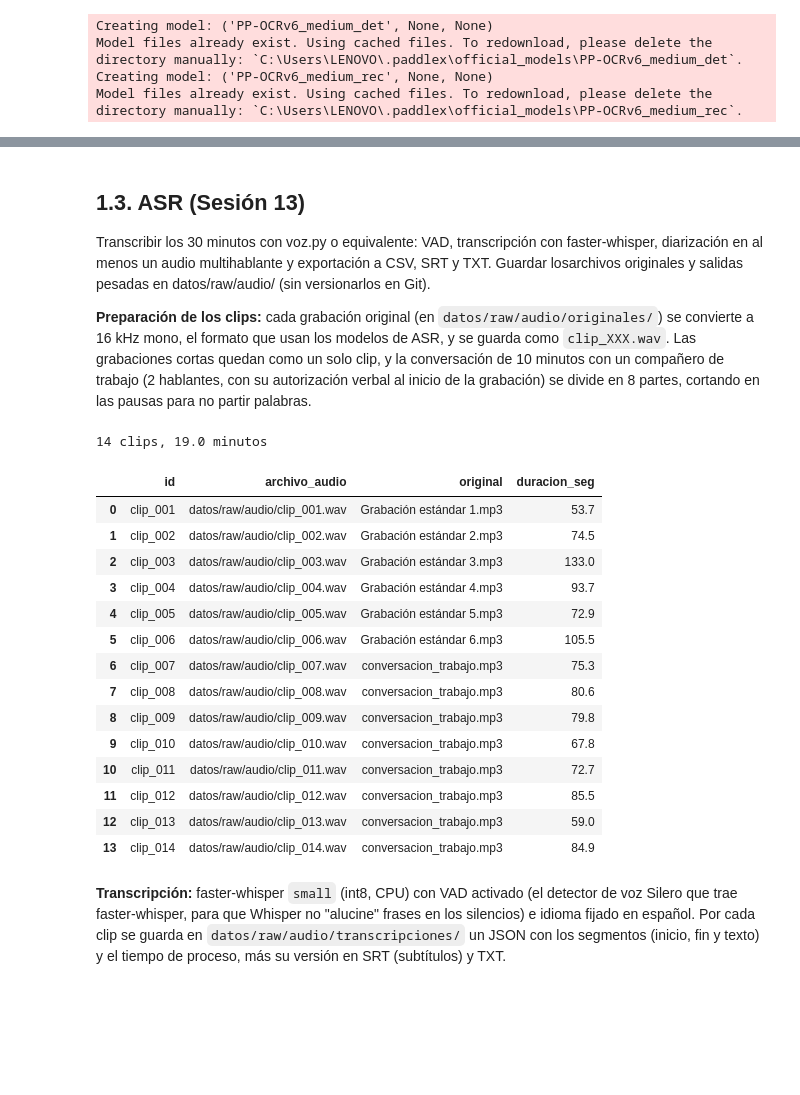
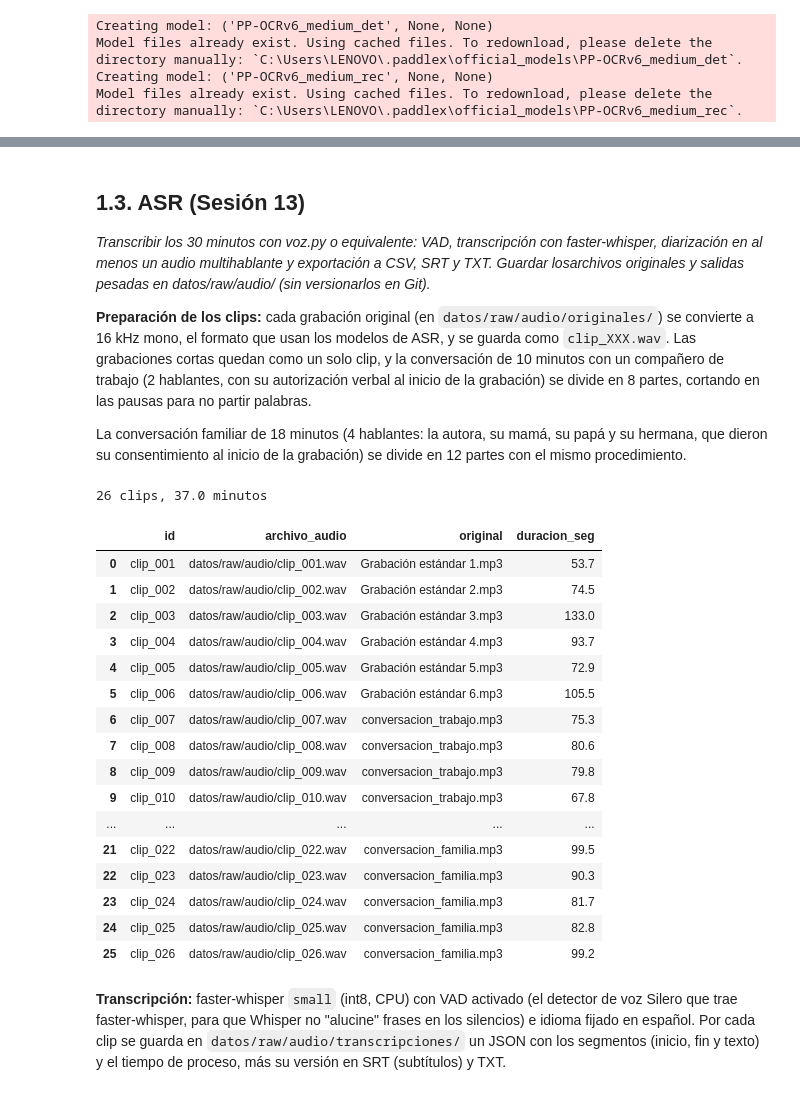
Before and after one commit to Clandra91/Python_intermedio, a Jupyter notebook: tarea_2/01_extraccion.ipynb, the cells around one changed output, grey strips where cells are left out. Cells and saved outputs as stored; diff of their text form; code cells hidden in the pictures; blank space fills up the shorter version.

```diff
--- a/tarea_2/01_extraccion.ipynb
+++ b/tarea_2/01_extraccion.ipynb
@@ -156,13 +157,13 @@ doc_025.jpg: se lee el respaldo
 # %% [markdown]
 ## 1.3. ASR (Sesión 13)
 
-Transcribir los 30 minutos con voz.py o equivalente: VAD, transcripción con faster-whisper, diarización en al menos un audio multihablante y exportación a CSV, SRT y TXT. Guardar losarchivos originales y salidas pesadas en datos/raw/audio/
-(sin versionarlos en Git).
-
-
+*Transcribir los 30 minutos con voz.py o equivalente: VAD, transcripción con faster-whisper, diarización en al menos un audio multihablante y exportación a CSV, SRT y TXT. Guardar losarchivos originales y salidas pesadas en datos/raw/audio/
+(sin versionarlos en Git).*
 
 
 **Preparación de los clips:** cada grabación original (en `datos/raw/audio/originales/`) se convierte a 16 kHz mono, el formato que usan los modelos de ASR, y se guarda como `clip_XXX.wav`. Las grabaciones cortas quedan como un solo clip, y la conversación de 10 minutos con un compañero de trabajo (2 hablantes, con su autorización verbal al inicio de la grabación) se divide en 8 partes, cortando en las pausas para no partir palabras.
+
+La conversación familiar de 18 minutos (4 hablantes: la autora, su mamá, su papá y su hermana, que dieron su consentimiento al inicio de la grabación) se divide en 12 partes con el mismo procedimiento.
 # %%
 # Se preparan los clips: cada original se convierte a 16 kHz mono y se guarda como clip_XXX.wav
 CARPETA_AUDIO = Path("datos/raw/audio")
@@ -178,6 +179,7 @@ ORIGINALES = {
     "Grabación estándar 5.mp3": 1,
     "Grabación estándar 6.mp3": 1,
     "conversacion_trabajo.mp3": 8,
+    "conversacion_familia.mp3": 12,
 }
 
 def punto_de_corte(audio, segundo, ventana=10):
@@ -192,38 +194,40 @@ def cortar_en_partes(audio, n_partes):
     """Divide el audio en n partes de duración parecida, cortando en pausas."""
     duracion = len(audio) / SR
     cortes = [0] + [punto_de_corte(audio, duracion * k / n_partes) for k in range(1, n_partes)] + [len(audio)]
     return [audio[a:b] for a, b in zip(cortes[:-1], cortes[1:])]
 
 filas = []
 for original, n_partes in ORIGINALES.items():
     audio = decode_audio(str(CARPETA_ORIGINALES / original), sampling_rate=SR)
     for parte in cortar_en_partes(audio, n_partes):
         id_clip = f"clip_{len(filas) + 1:03d}"
         archivo = CARPETA_AUDIO / f"{id_clip}.wav"
         sf.write(archivo, parte, SR)
         filas.append({"id": id_clip, "archivo_audio": archivo.as_posix(), "original": original,
                       "duracion_seg": round(len(parte) / SR, 1)})
 
 clips = pd.DataFrame(filas)
 print(f"{len(clips)} clips, {clips['duracion_seg'].sum() / 60:.1f} minutos")
 clips
 # %% [output]
-14 clips, 19.0 minutos
+26 clips, 37.0 minutos
 |  | id | archivo_audio | original | duracion_seg |
 | 0 | clip_001 | datos/raw/audio/clip_001.wav | Grabación estándar 1.mp3 | 53.7 |
 | 1 | clip_002 | datos/raw/audio/clip_002.wav | Grabación estándar 2.mp3 | 74.5 |
 | 2 | clip_003 | datos/raw/audio/clip_003.wav | Grabación estándar 3.mp3 | 133.0 |
 | 3 | clip_004 | datos/raw/audio/clip_004.wav | Grabación estándar 4.mp3 | 93.7 |
 | 4 | clip_005 | datos/raw/audio/clip_005.wav | Grabación estándar 5.mp3 | 72.9 |
 | 5 | clip_006 | datos/raw/audio/clip_006.wav | Grabación estándar 6.mp3 | 105.5 |
 | 6 | clip_007 | datos/raw/audio/clip_007.wav | conversacion_trabajo.mp3 | 75.3 |
 | 7 | clip_008 | datos/raw/audio/clip_008.wav | conversacion_trabajo.mp3 | 80.6 |
 | 8 | clip_009 | datos/raw/audio/clip_009.wav | conversacion_trabajo.mp3 | 79.8 |
 | 9 | clip_010 | datos/raw/audio/clip_010.wav | conversacion_trabajo.mp3 | 67.8 |
-| 10 | clip_011 | datos/raw/audio/clip_011.wav | conversacion_trabajo.mp3 | 72.7 |
-| 11 | clip_012 | datos/raw/audio/clip_012.wav | conversacion_trabajo.mp3 | 85.5 |
-| 12 | clip_013 | datos/raw/audio/clip_013.wav | conversacion_trabajo.mp3 | 59.0 |
-| 13 | clip_014 | datos/raw/audio/clip_014.wav | conversacion_trabajo.mp3 | 84.9 |
+| ... | ... | ... | ... | ... |
+| 21 | clip_022 | datos/raw/audio/clip_022.wav | conversacion_familia.mp3 | 99.5 |
+| 22 | clip_023 | datos/raw/audio/clip_023.wav | conversacion_familia.mp3 | 90.3 |
+| 23 | clip_024 | datos/raw/audio/clip_024.wav | conversacion_familia.mp3 | 81.7 |
+| 24 | clip_025 | datos/raw/audio/clip_025.wav | conversacion_familia.mp3 | 82.8 |
+| 25 | clip_026 | datos/raw/audio/clip_026.wav | conversacion_familia.mp3 | 99.2 |
 # %% [markdown]
 **Transcripción:** faster-whisper `small` (int8, CPU) con VAD activado (el detector de voz Silero que trae faster-whisper, para que Whisper no "alucine" frases en los silencios) e idioma fijado en español. Por cada clip se guarda en `datos/raw/audio/transcripciones/` un JSON con los segmentos (inicio, fin y texto) y el tiempo de proceso, más su versión en SRT (subtítulos) y TXT.
 # %%
```
Also changed, not shown: parts of 11 cells of this notebook, 2 other files.
